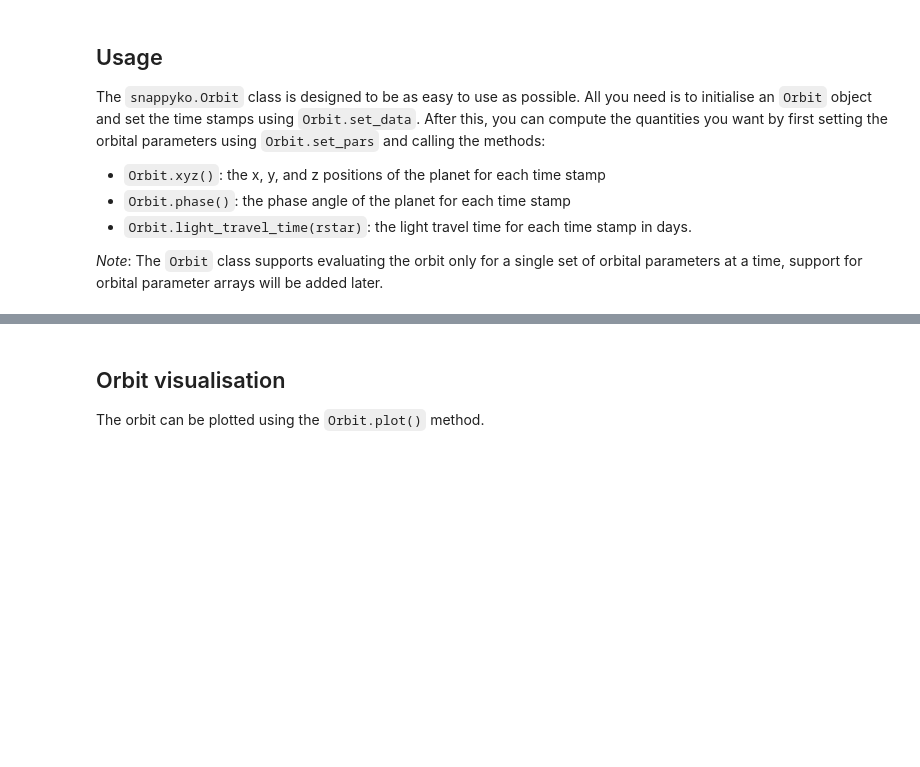
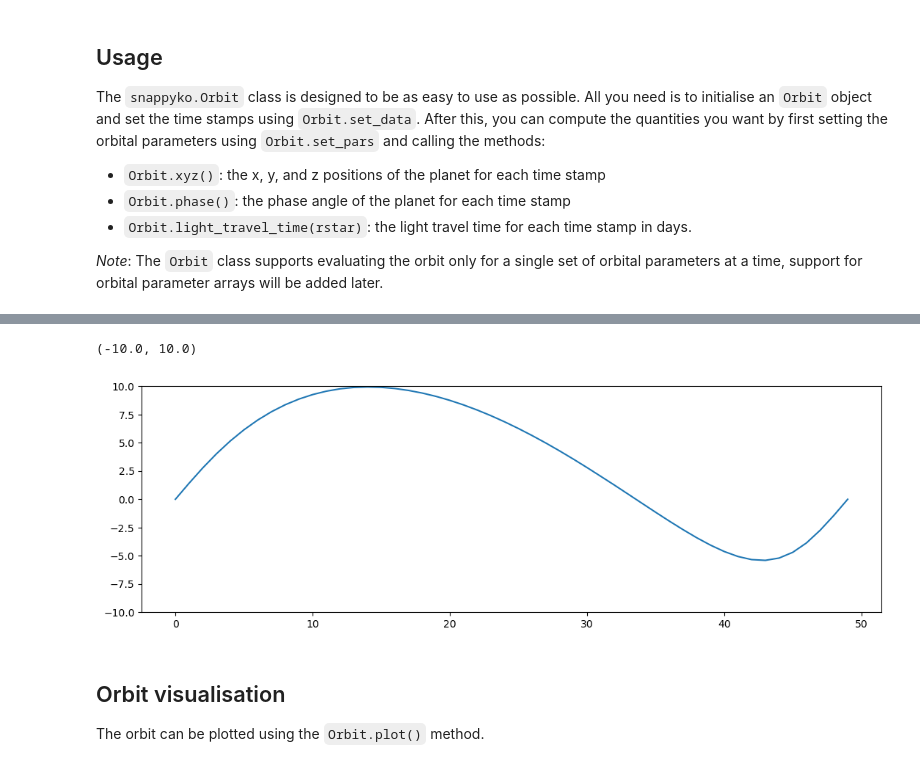
Before and after one commit to hpparvi/MeepMeep, a Jupyter notebook: notebooks/orbit.ipynb, the cells around one changed output, grey strips where cells are left out. Cells and saved outputs as stored; diff of their text form; code cells hidden in the pictures; blank space fills up the shorter version.

```diff
--- a/notebooks/orbit.ipynb
+++ b/notebooks/orbit.ipynb
@@ -37,3 +44,11 @@ o.set_pars(t0, p, a, i, e, w)
+# %%
+x, y, z = o.xyz()
+# %%
+plot(x)
+ylim(-10,10)
+# %% [output]
+(-10.0, 10.0)
+[figure, added]
 # %% [markdown]
 ## Orbit visualisation
 
```
Also changed, not shown: parts of 6 cells of this notebook.
